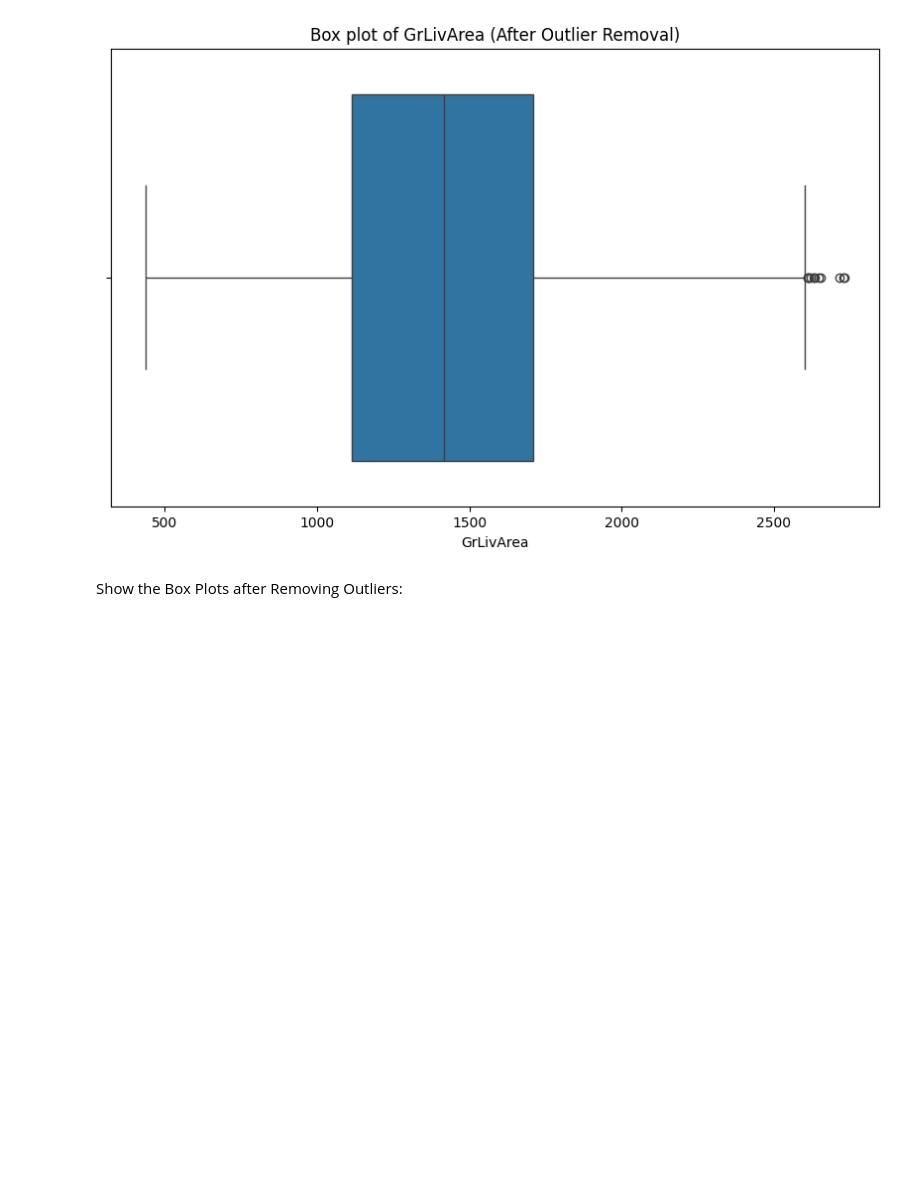
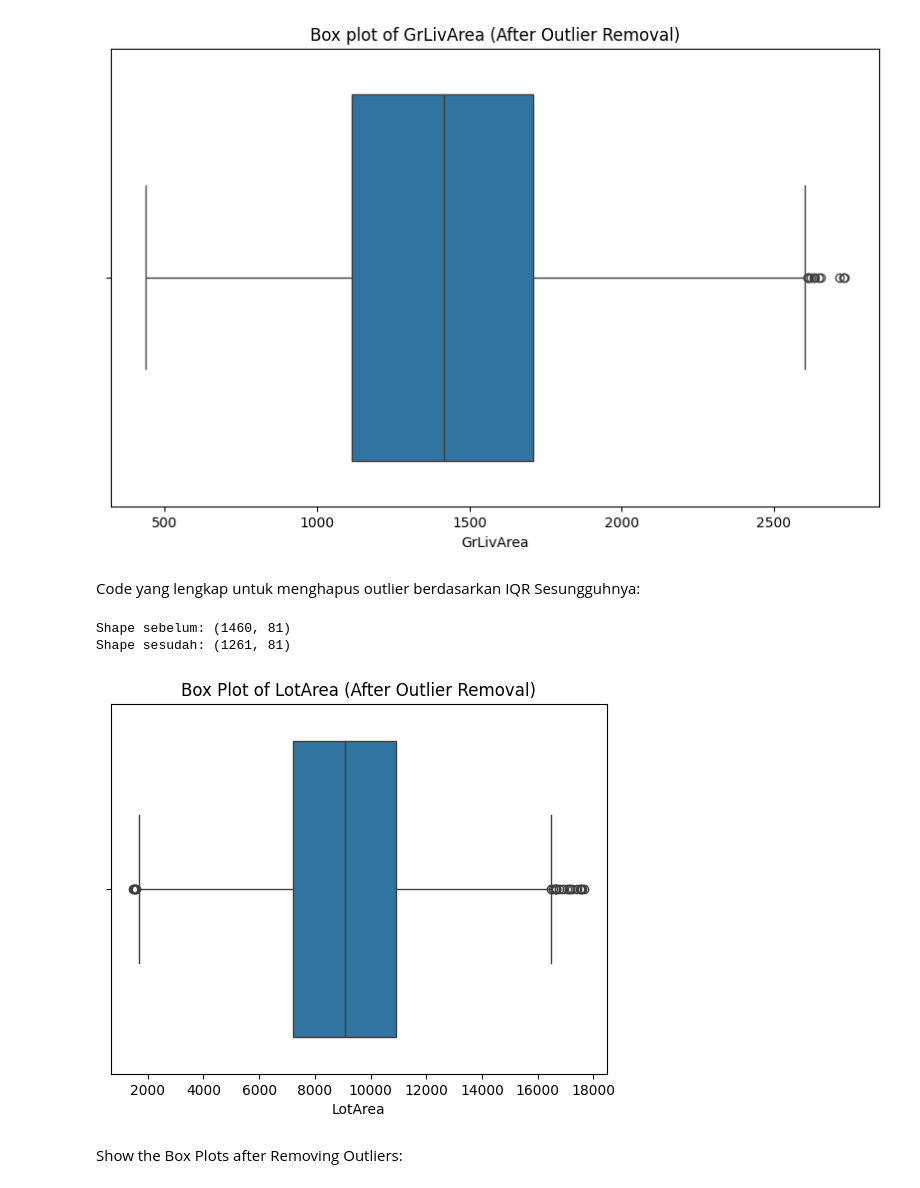
Before and after one commit to chrisshuo123/python-machine-learning, a Jupyter notebook: kaggle-housePrice/2-dataCleaning.ipynb, the cells around one changed output. Saved outputs shown, nothing was run; the diff lists cells and outputs as text; code cells hidden in the pictures; blank space fills up the shorter version.

```diff
--- a/kaggle-housePrice/dataCleaning.ipynb
+++ b/kaggle-housePrice/2-dataCleaning.ipynb
@@ -195,9 +257,9 @@ Secara singkat <b>kode di atas memiliki dua fungsi utama</b> yaitu sebagai berik
 <p>Pada contoh kasus ini, mari kita atasi dengan mengisi missing value dengan modus atau nilai yang paling sering muncul pada masing-masing fitur.</p>
 # %%
 # Contoh mengisi nilai yang hilang dengan mode untuk kolom kategori
-kategorical_features = train[less].select_dtypes(include=['object']).columns
+categorical_features = train.select_dtypes(include=['object']).columns
 
-for column in kategorical_features:
+for column in categorical_features:
     train[column] = train[column].fillna(train[column].mode()[0])
-print(column)
+    print(f"Filled categorical column: {column}")
 # %% [output]
@@ -204,0 +285,9 @@ SaleCondition
+# %%
+# Then Block 2 - Fill numeric columns
+numeric_cols = train.select_dtypes(include=['int64', 'float64']).columns
+for col in numeric_cols:
+    train[col] = train[col].fillna(train[col].median())
+
+# Check result
+print("\nRemaining missing values:")
+print(train.isnull().sum().sum())
@@ -357,4 +473,6 @@ KeyError: 'OverallCond'
 # %%
-# See all column names
-print(df.columns.tolist())
+# Hitung outlier per kolom
+for col in numeric_features:
+    outliers = df[(df[col] < (Q1[col] - 1.5 * IQR[col])) | (df[col] > (Q3[col] + 1.5 * IQR[col]))]
+    print(f"{col}: {len(outliers)} outliers")
 # %% [output]
@@ -401,6 +523,36 @@ for col in numeric_features:
 [figure]
 [figure]
 [figure]
+# %% [markdown]
+Code yang lengkap untuk menghapus outlier berdasarkan IQR Sesungguhnya:
+# %%
+# Hitung Q1, Q3, dan IQR untuk kolom numerik
+def remove_outliers_iqr(df, column):
+    Q1 = df[column].quantile(0.25)
+    Q3 = df[column].quantile(0.75)
+    IQR = Q3 - Q1
+    lower_bound = Q1 - 1.5 * IQR
+    upper_bound = Q3 + 1.5 * IQR
+    df_cleaned = df[(df[column] >= lower_bound) & (df[column] <= upper_bound)]
+    return df_cleaned
+
+# Terapkan ke df Anda
+df_cleaned = df.copy()
+for col in ['LotArea', 'SalePrice', 'TotalBsmtSF', 'GrLivArea']:
+    df_cleaned = remove_outliers_iqr(df_cleaned, col)
+
+# Bandingkan shape sebelum dan sesudah
+print(f"Shape sebelum: {df.shape}")
+print(f"Shape sesudah: {df_cleaned.shape}")
+
+# Cek box plot setelah cleaning
+sns.boxplot(x=df_cleaned['LotArea'])
+plt.title('Box Plot of LotArea (After Outlier Removal)')
+plt.show()
+# %% [output]
+Shape sebelum: (1460, 81)
+Shape sesudah: (1261, 81)
+[figure, added]
 # %% [markdown]
 Show the Box Plots after Removing Outliers:
 # %%
```
Also changed, not shown: parts of 45 cells of this notebook, 6 other files.
